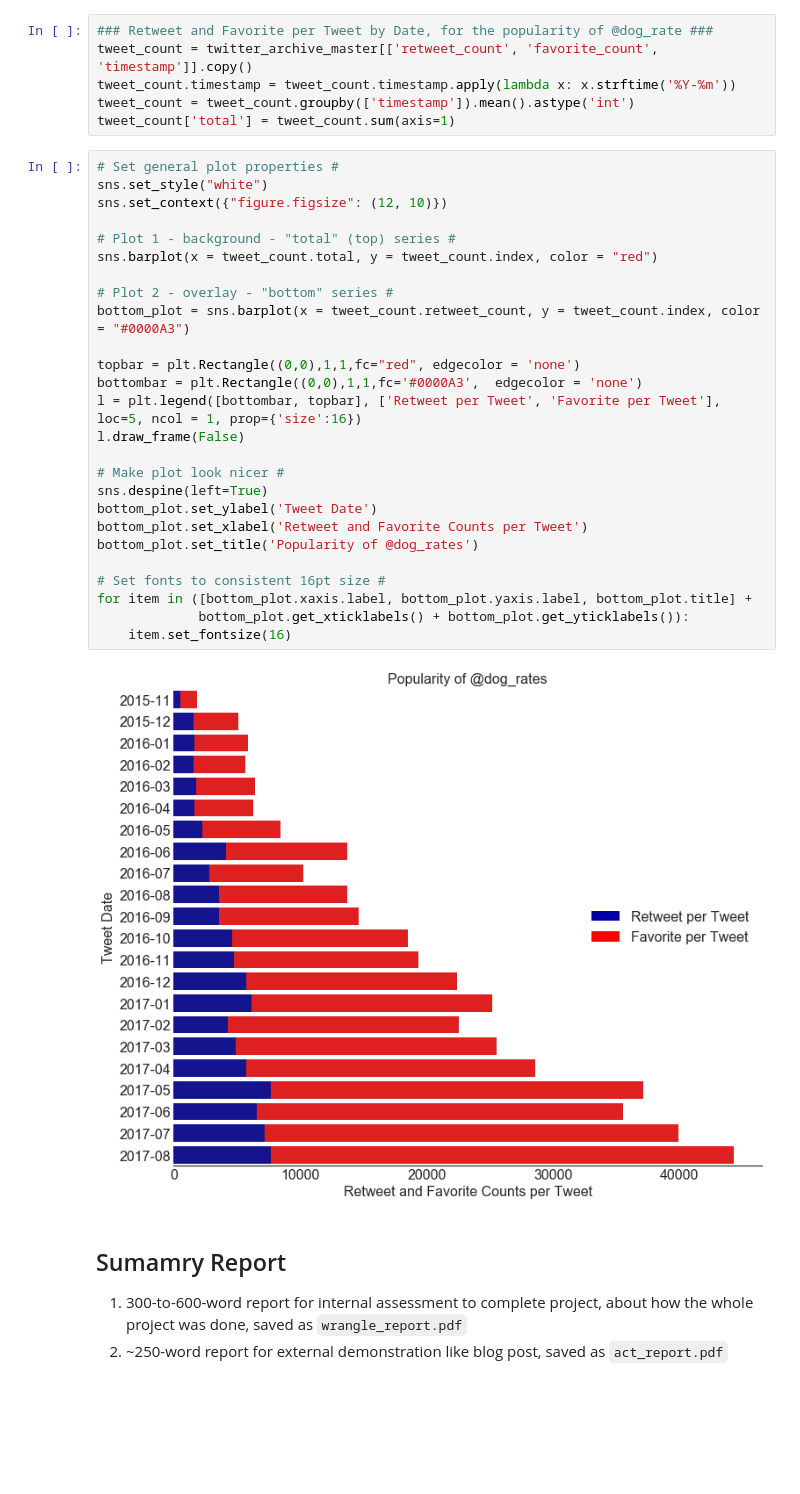
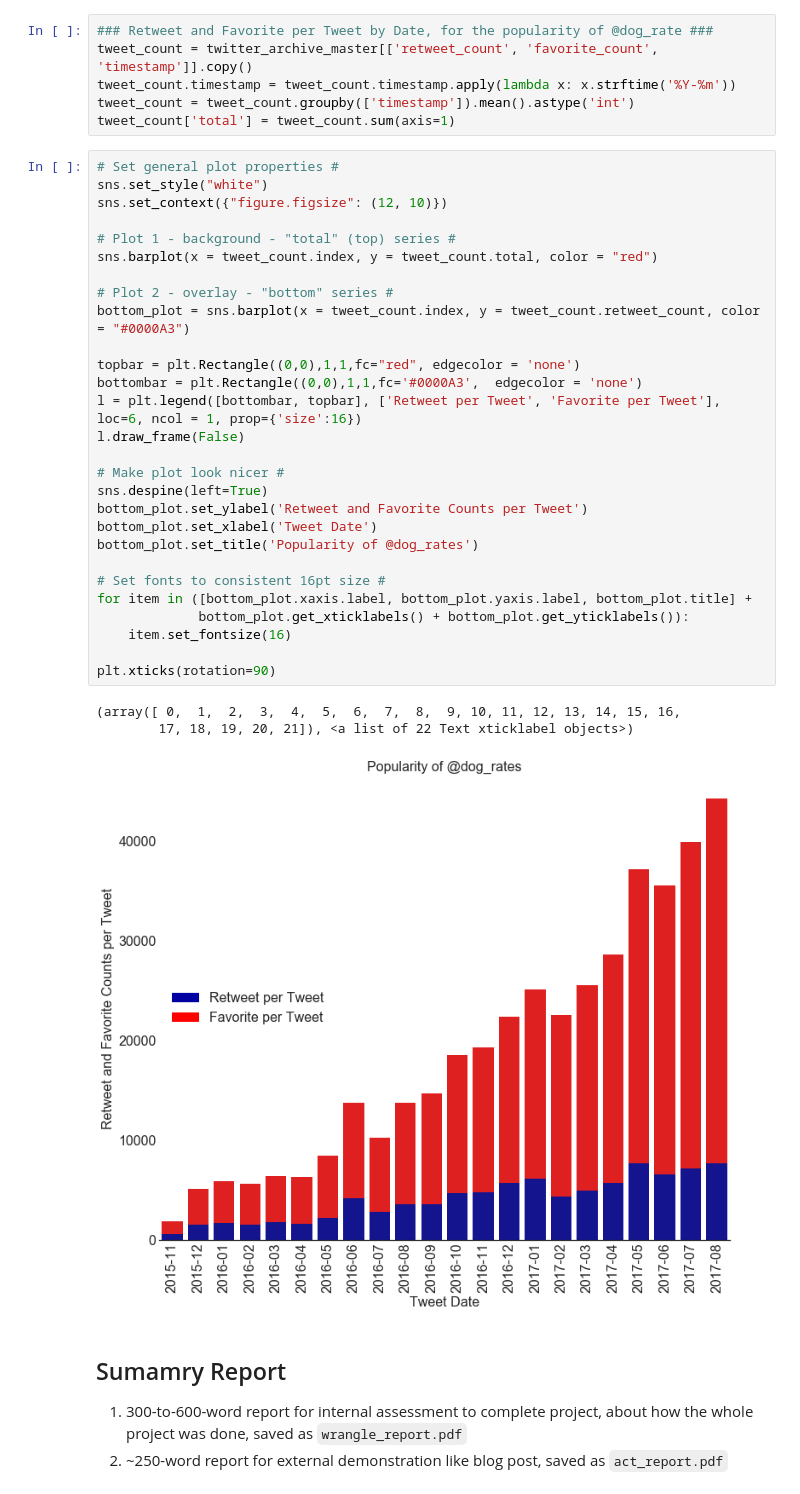
Before and after one commit to YestinYang/Learning-Path, a Jupyter notebook: Projects/WeRateDogs/wrangle_act.ipynb, the cells around one changed output. Cells and saved outputs as stored; diff of their text form; blank space fills up the shorter version.

Commit message:
fix: Update visual 3
change vertical to horizontal

```diff
--- a/Projects/WeRateDogs/wrangle_act.ipynb
+++ b/Projects/WeRateDogs/wrangle_act.ipynb
@@ -837,31 +837,35 @@ tweet_count['total'] = tweet_count.sum(axis=1)
 # %%
 # Set general plot properties #
 sns.set_style("white")
 sns.set_context({"figure.figsize": (12, 10)})
 
 # Plot 1 - background - "total" (top) series #
-sns.barplot(x = tweet_count.total, y = tweet_count.index, color = "red")
+sns.barplot(x = tweet_count.index, y = tweet_count.total, color = "red")
 
 # Plot 2 - overlay - "bottom" series #
-bottom_plot = sns.barplot(x = tweet_count.retweet_count, y = tweet_count.index, color = "#0000A3")
+bottom_plot = sns.barplot(x = tweet_count.index, y = tweet_count.retweet_count, color = "#0000A3")
 
 topbar = plt.Rectangle((0,0),1,1,fc="red", edgecolor = 'none')
 bottombar = plt.Rectangle((0,0),1,1,fc='#0000A3',  edgecolor = 'none')
-l = plt.legend([bottombar, topbar], ['Retweet per Tweet', 'Favorite per Tweet'], loc=5, ncol = 1, prop={'size':16})
+l = plt.legend([bottombar, topbar], ['Retweet per Tweet', 'Favorite per Tweet'], loc=6, ncol = 1, prop={'size':16})
 l.draw_frame(False)
 
 # Make plot look nicer #
 sns.despine(left=True)
-bottom_plot.set_ylabel('Tweet Date')
-bottom_plot.set_xlabel('Retweet and Favorite Counts per Tweet')
+bottom_plot.set_ylabel('Retweet and Favorite Counts per Tweet')
+bottom_plot.set_xlabel('Tweet Date')
 bottom_plot.set_title('Popularity of @dog_rates')
 
 # Set fonts to consistent 16pt size #
 for item in ([bottom_plot.xaxis.label, bottom_plot.yaxis.label, bottom_plot.title] +
              bottom_plot.get_xticklabels() + bottom_plot.get_yticklabels()):
     item.set_fontsize(16)
+
+plt.xticks(rotation=90)
 # %% [output]
+(array([ 0,  1,  2,  3,  4,  5,  6,  7,  8,  9, 10, 11, 12, 13, 14, 15, 16,
+        17, 18, 19, 20, 21]), <a list of 22 Text xticklabel objects>)
-[figure, old version]
+[figure, new version]
 # %% [markdown]
 ## Sumamry Report
 
```
Also changed, not shown: parts of 2 cells of this notebook.
